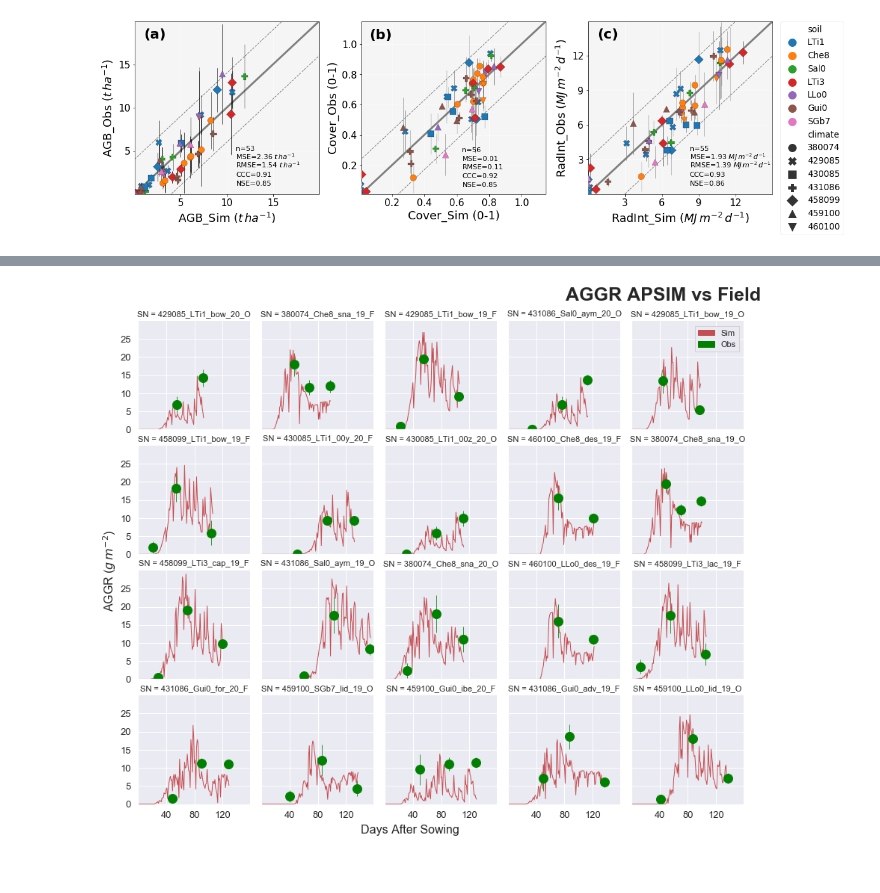
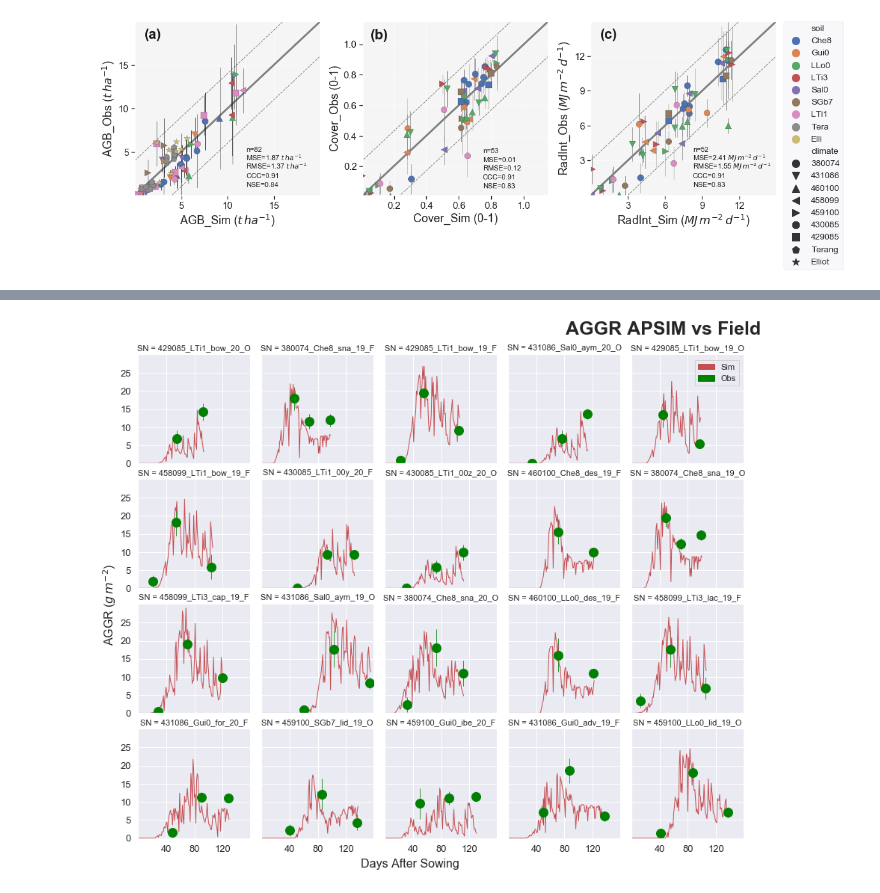
Before and after one commit to JJguri/RemoteSensingCropModels, a Jupyter notebook: APSIMvsObs.ipynb, the cells around one changed output, grey strips where cells are left out. Cells and saved outputs as stored; diff of their text form; code cells hidden in the pictures.

Commit message:
new Australian data incorporated
new Australian data incorporated

```diff
--- a/APSIMvsObs.ipynb
+++ b/APSIMvsObs.ipynb
@@ -21,8 +21,8 @@ import matplotlib.ticker as ticker
 from IPython.core.display import display, HTML
 display(HTML("<style>.container { width:100% !important; }</style>"))
 # %%
-#Read data froim APSIM
-con = sqlite3.connect(r'C:\Users\jjojeda\Google Drive\COALAR\Sorgo\Sorghum_V6.db')
+#Read Argentinian data from APSIM
+con = sqlite3.connect(r'C:\Users\jjojeda\Google Drive\COALAR\Sorgo\0. Calibration\Sorghum_V6.db')
 GS0 = pd.read_sql("Select * from PredictedObservedGREENSEEKER",con)
 daily0 = pd.read_sql("Select * from DailyReport",con)
 
@@ -135,4 +242,8 @@ rad=df_final.dropna(subset=['RadInt_Obs'])
+# %%
+#Read the agb data for both countries
+agb=pd.read_csv(r'C:\Users\jjojeda\Google Drive\COALAR\Sorgo\Python\agbAll.csv')
 # %%
+filled_markers = ('o', 'v', '^', '<', '>', '8', 's', 'p', '*', 'h', 'H', 'D', 'd', 'P', 'X')
 kwargs  =   {'edgecolor':"k"}
 fig = plt.figure(figsize=(18,5))
 
@@ -143,7 +254,8 @@ plt.plot([0,xmax],[0,ymax],"-",color="grey", linewidth=3,zorder=1)
 plt.plot([0,xmax],[4,ymax+4],"--",color="grey", linewidth=1,zorder=1)
 plt.plot([4,xmax+4],[0,ymax],"--",color="grey", linewidth=1,zorder=1)
 ax.errorbar(agb['AGB_Pre'], agb['AGB_Obs'], yerr = agb['AGBError'], fmt ='o',marker='',zorder=2,color='k',linewidth=0.7)
-sns.scatterplot(x="AGB_Pre", y="AGB_Obs",hue='soil',style='climate', alpha=1,data=agb,linewidth=0.2,**kwargs,s=100,zorder=3)
+sns.scatterplot(x="AGB_Pre", y="AGB_Obs",hue='soil',style='climate', alpha=1,data=agb,linewidth=0.2,**kwargs,s=100,zorder=3,
+                markers=filled_markers)
 
 # Formatting graph and background
 plt.legend(prop=dict(size=13.5),bbox_to_anchor=(3.5, 1), loc=2, borderaxespad=0., ncol=1,framealpha=0.3,markerscale=2)
@@ -218,11 +330,11 @@ CCC=str(CCCb)
 
 #Plot statistical values
 plt.text(xmax*0.05, ymax*0.9,'(a)',fontsize=22,color='k',weight='bold')
-plt.text(xmax*0.55, ymax*0.25,'n='+N,fontsize=11,color='k')
-plt.text(xmax*0.55, ymax*0.2,'MSE='+MSE+' $t\,ha^{-1}$',fontsize=11,color='k')
-plt.text(xmax*0.55, ymax*0.15,'RMSE='+RMSE+' $t\,ha^{-1}$',fontsize=11,color='k')
-plt.text(xmax*0.55, ymax*0.1,'CCC='+CCC,fontsize=11,color='k')
-plt.text(xmax*0.55, ymax*0.05,'NSE='+NSE,fontsize=11,color='k')
+plt.text(xmax*0.60, ymax*0.25,'n='+N,fontsize=11,color='k')
+plt.text(xmax*0.60, ymax*0.2,'MSE='+MSE+' $t\,ha^{-1}$',fontsize=11,color='k')
+plt.text(xmax*0.60, ymax*0.15,'RMSE='+RMSE+' $t\,ha^{-1}$',fontsize=11,color='k')
+plt.text(xmax*0.60, ymax*0.1,'CCC='+CCC,fontsize=11,color='k')
+plt.text(xmax*0.60, ymax*0.05,'NSE='+NSE,fontsize=11,color='k')
 
 ####################################################################
 ax=plt.subplot(1, 3, 2)
@@ -231,8 +343,9 @@ ymax=1.15
 plt.plot([0,xmax],[0,ymax],"-",color="grey", linewidth=3,zorder=1)
 plt.plot([0,xmax],[0.23,ymax+0.23],"--",color="grey", linewidth=1,zorder=1)
 plt.plot([0.23,xmax+0.23],[0,ymax],"--",color="grey", linewidth=1,zorder=1)
-ax.errorbar(agb['Cover_Pre'], agb['Cover_Obs'], yerr = agb['CoverError'], fmt ='o',marker='',zorder=2,color='grey',linewidth=0.7)
-sns.scatterplot(x="Cover_Pre", y="Cover_Obs",hue='soil',style='climate', alpha=1,data=cov,linewidth=0.2,**kwargs,s=100,zorder=3)
+ax.errorbar(cov['Cover_Pre'], cov['Cover_Obs'], yerr = cov['CoverError'], fmt ='o',marker='',zorder=2,color='grey',linewidth=0.7)
+sns.scatterplot(x="Cover_Pre", y="Cover_Obs",hue='soil',style='climate', alpha=1,data=cov,linewidth=0.2,**kwargs,s=100,zorder=3,
+                markers=filled_markers)
 
 # Formatting graph and background
 plt.legend(prop=dict(size=10),bbox_to_anchor=(2.05, 0.99), loc=2, borderaxespad=0., ncol=1,framealpha=0.3)
@@ -307,11 +420,11 @@ CCC=str(CCCb)
 
 #Plot statistical values
 plt.text(xmax*0.05, ymax*0.9,'(b)',fontsize=22,color='k',weight='bold')
-plt.text(xmax*0.55, ymax*0.25,'n='+N,fontsize=11,color='k')
-plt.text(xmax*0.55, ymax*0.2,'MSE='+MSE+'',fontsize=11,color='k')
-plt.text(xmax*0.55, ymax*0.15,'RMSE='+RMSE+'',fontsize=11,color='k')
-plt.text(xmax*0.55, ymax*0.1,'CCC='+CCC,fontsize=11,color='k')
-plt.text(xmax*0.55, ymax*0.05,'NSE='+NSE,fontsize=11,color='k')
+plt.text(xmax*0.65, ymax*0.25,'n='+N,fontsize=11,color='k')
+plt.text(xmax*0.65, ymax*0.2,'MSE='+MSE+'',fontsize=11,color='k')
+plt.text(xmax*0.65, ymax*0.15,'RMSE='+RMSE+'',fontsize=11,color='k')
+plt.text(xmax*0.65, ymax*0.1,'CCC='+CCC,fontsize=11,color='k')
+plt.text(xmax*0.65, ymax*0.05,'NSE='+NSE,fontsize=11,color='k')
 
 ####################################################################
 ax=plt.subplot(1, 3, 3)
@@ -320,8 +433,9 @@ ymax=14.99
 plt.plot([0,xmax],[0,ymax],"-",color="grey", linewidth=3,zorder=1)
 plt.plot([0,xmax],[3,ymax+3],"--",color="grey", linewidth=1,zorder=1)
 plt.plot([3,xmax+3],[0,ymax],"--",color="grey", linewidth=1,zorder=1)
-ax.errorbar(agb['RadInt_Pre'], agb['RadInt_Obs'], yerr = agb['RadIntError'], fmt ='o',marker='',zorder=2,color='grey',linewidth=0.7)
-sns.scatterplot(x="RadInt_Pre", y="RadInt_Obs",hue='soil',style='climate', alpha=1,data=rad,linewidth=0.2,**kwargs,s=100,zorder=3)
+ax.errorbar(rad['RadInt_Pre'], rad['RadInt_Obs'], yerr = rad['RadIntError'], fmt ='o',marker='',zorder=2,color='grey',linewidth=0.7)
+sns.scatterplot(x="RadInt_Pre", y="RadInt_Obs",hue='soil',style='climate', alpha=1,data=rad,linewidth=0.2,**kwargs,s=100,zorder=3,
+                markers=filled_markers)
 
 
 # Formatting graph and background
@@ -380,32 +494,32 @@ def ccc(y_true, y_pre):
 
 #Get the values
 N=str(Obs.count())
 
 MSEb=mse(y_obs, y_pre)
 MSE=str(MSEb)
 
 RMSEb=rmse(y_obs, y_pre)
 RMSE=str(RMSEb)
 
 SumOfSquaredResiduals=((np.square(y_pre - y_obs))).sum()
 SumOfSquaredSD=(np.square(y_obs-(np.mean(y_obs)))).sum()
 NSEb = (1 - SumOfSquaredResiduals / SumOfSquaredSD).round(decimals=2)
 NSE=str(NSEb)
 
 CCCb=ccc(y_obs, y_pre)
 CCC=str(CCCb)
 
 #Plot statistical values
 plt.text(xmax*0.05, ymax*0.9,'(c)',fontsize=22,color='k',weight='bold')
 plt.text(xmax*0.55, ymax*0.25,'n='+N,fontsize=11,color='k')
 plt.text(xmax*0.55, ymax*0.2,'MSE='+MSE+' $MJ\,m^{-2}\,d^{-1}$',fontsize=11,color='k')
 plt.text(xmax*0.55, ymax*0.15,'RMSE='+RMSE+' $MJ\,m^{-2}\,d^{-1}$',fontsize=11,color='k')
 plt.text(xmax*0.55, ymax*0.1,'CCC='+CCC,fontsize=11,color='k')
 plt.text(xmax*0.55, ymax*0.05,'NSE='+NSE,fontsize=11,color='k')
 
 ####################################################################
 plt.subplots_adjust(wspace=0.23, hspace=0.25)
 
-#plt.savefig(r'C:\Users\jjojeda\Google Drive\COALAR\Sorgo\paper\Figures\obsvspre.png', dpi=300,bbox_inches='tight')
+#plt.savefig(r'C:\Users\jjojeda\Google Drive\COALAR\Sorgo\papers\Paper 1\Figures\obsvspre1.png', dpi=300,bbox_inches='tight')
 # %% [output]
-[figure, old version]
+[figure, new version]
```
Also changed, not shown: parts of 12 cells of this notebook, 1 other file.
